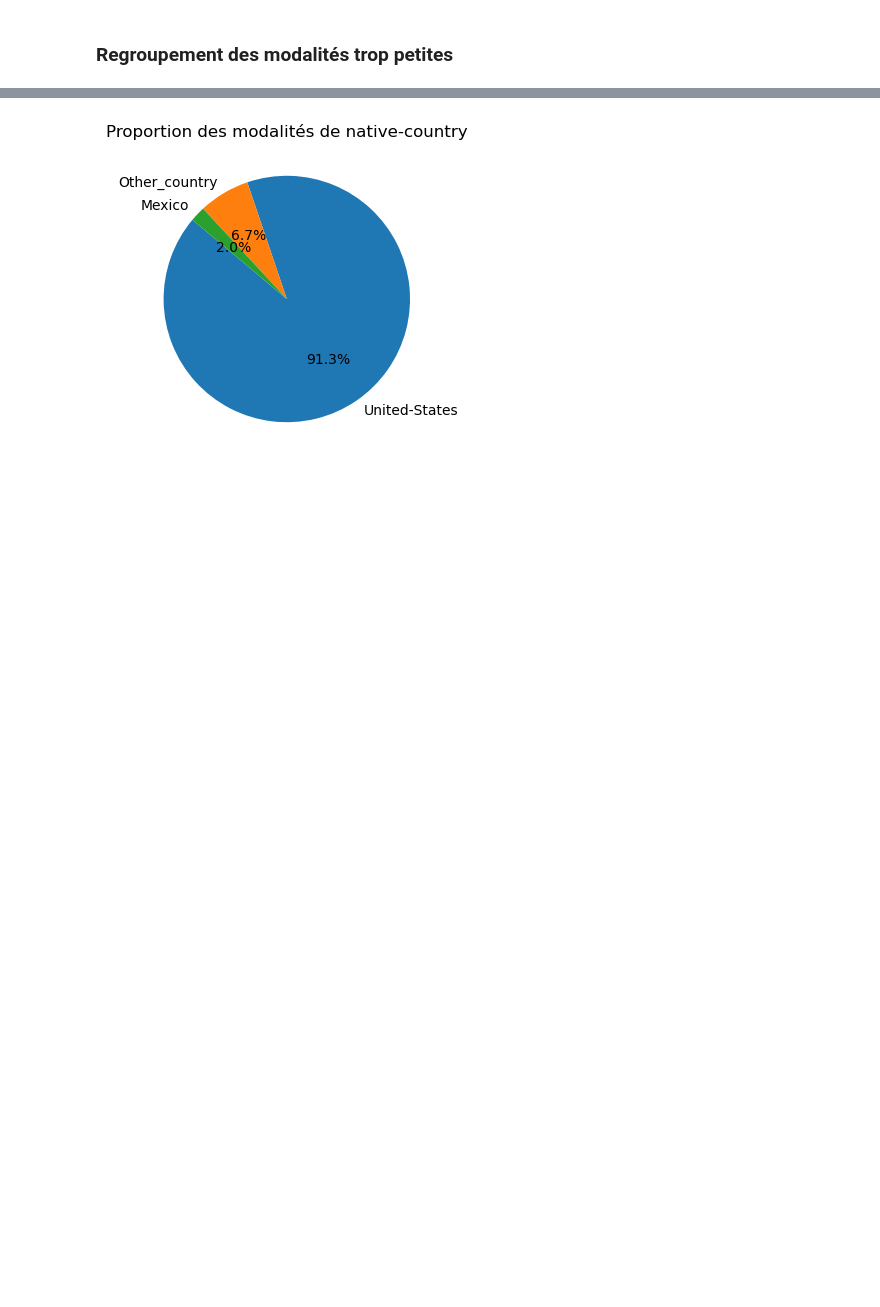
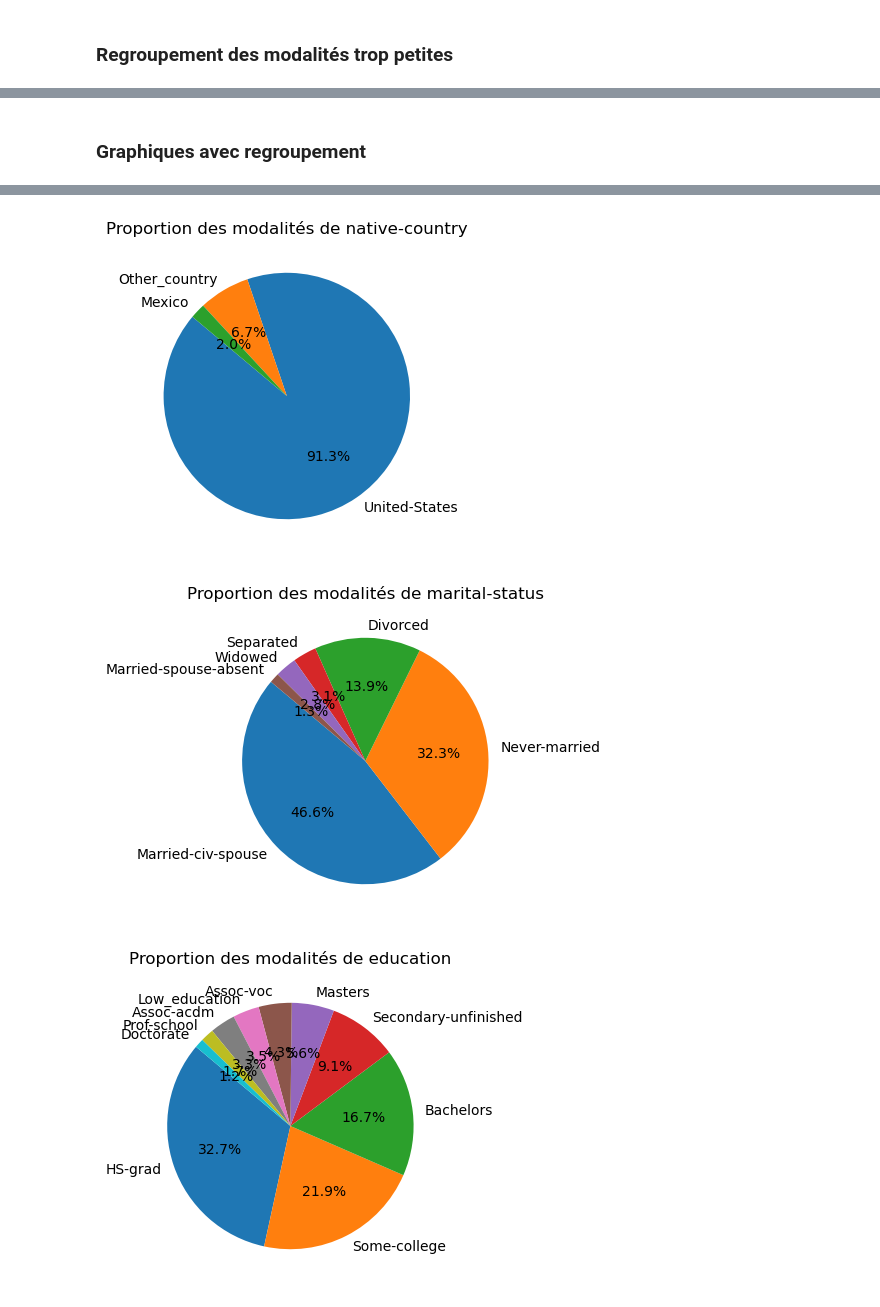
Before and after one commit to Jadorlo/Scoring, a Jupyter notebook: JPT_SCORING_Theo.ipynb, the cells around one changed output, grey strips where cells are left out. Saved outputs shown, nothing was run; the diff lists cells and outputs as text; code cells hidden in the pictures; blank space fills up the shorter version.

Commit message:
Update fichier THéo (regroupement variables + graph)

```diff
--- a/JPT_SCORING_Theo.ipynb
+++ b/JPT_SCORING_Theo.ipynb
@@ -163,0 +153,17 @@ df_test['native-country'] = df_test['native-country'].replace(
+# %%
+df_test = df.copy()
+
+# Regroupement des personnes d'ethnies autre que blanc et noir en "Other_race"
+df_test['race'] = df_test['race'].replace(
+    {'Asian-Pac-Islander|Amer-Indian-Eskimo|Other': 'Other_race'}, regex=True)
+
+# Regroupement des personnes d'origines différentes en une cartégorie "Other"
+df_test['native-country'] = df_test['native-country'].replace(
+    {'^(?!United-States$|Mexico$).+': 'Other_country'}, regex=True)
+
+# Regroupement des personnes mariés mais avec un conjoint dans l'armé avec les personnes mariés mais avec un conjoint absent pour diverse raisons
+df_test['marital-status'] = df_test['marital-status'].replace(
+    {'Married-AF-spouse': 'Married-spouse-absent'})
+
+df_test['education'] = df_test['education'].replace(
+    {'Preschool|1st-4th|5th-6th|7th-8th': 'Low_education', '9th|10th|11th|12th': 'Secondary-unfinished'}, regex=True)
@@ -164,19 +188,23 @@ df_test['native-country'] = df_test['native-country'].replace(
+# %% [markdown]
+### Graphiques avec regroupement
 # %%
 #variables_quali = ['workclass', 'education', 'marital-status', 'occupation', 'relationship', 'race', 'gender', 'native-country','income']
-variables_quali = ['race','native-country']
+variables_quali = ['race','native-country','marital-status','education']
 
 # Boucle qui itere le processus suivant pour chaque variable qualitative
 for col in variables_quali:
 
     # Calcule les proportions des différentes modalités
     prop_mod = df_test[col].value_counts()
 
     # Crée un pie chart grace a mathplotlib
     plt.figure(figsize=(4, 4))
     plt.pie(prop_mod, labels=prop_mod.index, autopct='%1.1f%%', startangle=140)
     plt.title(f"Proportion des modalités de {col}")
     sns.color_palette("tab10")
     plt.show()
 # %% [output]
 [figure]
 [figure]
+[figure, added]
+[figure, added]
```
Also changed, not shown: parts of 4 cells of this notebook.
